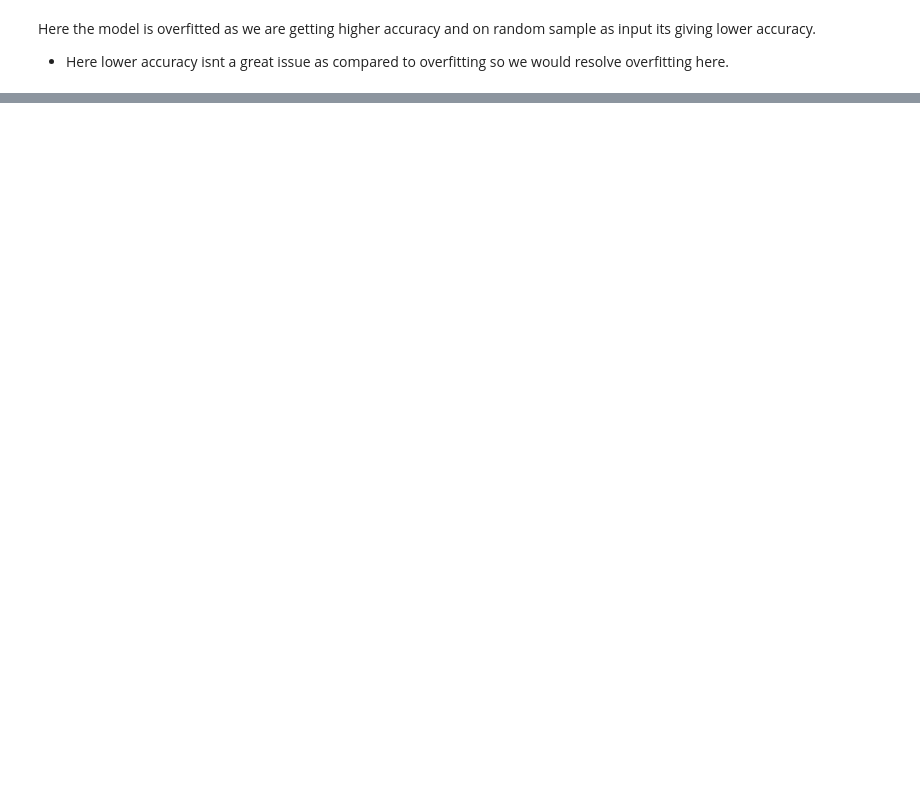
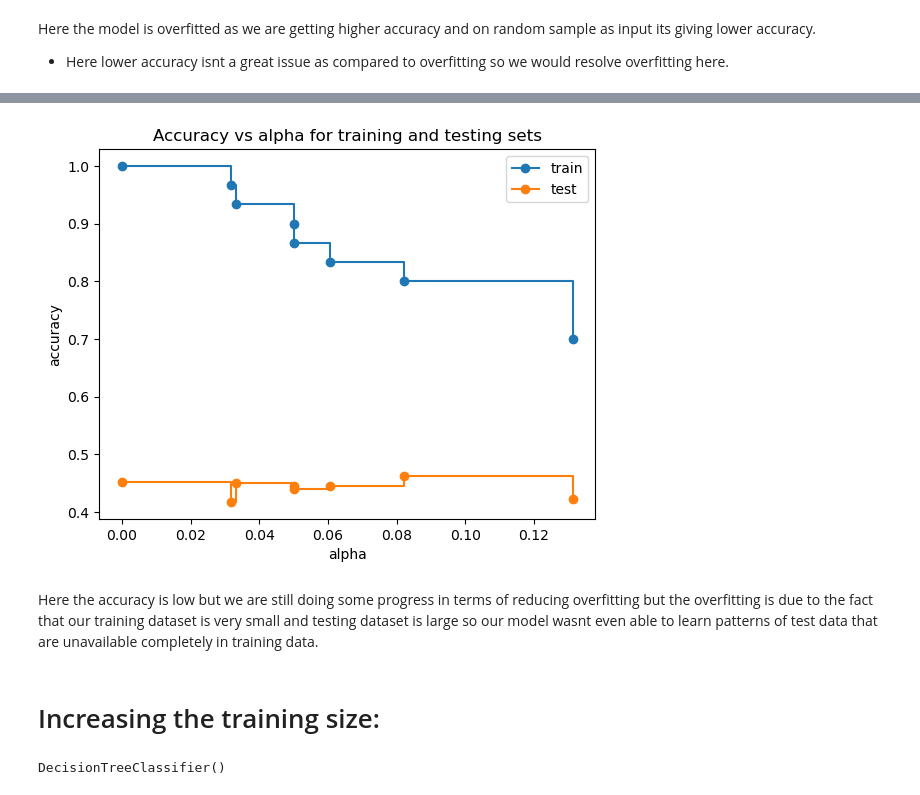
Before and after one commit to farizali10/wine_quality-DT, a Jupyter notebook: notebook.ipynb, the cells around one changed output, grey strips where cells are left out. Saved outputs shown, nothing was run; the diff lists cells and outputs as text; code cells hidden in the pictures; blank space fills up the shorter version.

```diff
--- a/notebook.ipynb
+++ b/notebook.ipynb
@@ -253,0 +247,9 @@ Here the model is overfitted as we are getting higher accuracy and on random sam
+# %%
+ccp_alpha = path.ccp_alphas
+# %%
+# Passsing different ccp alphas
+dt_model2 = []
+for ccp in ccp_alpha:
+    dt_m = DecisionTreeClassifier(ccp_alpha=ccp)
+    dt_m.fit(x1,y1)
+    dt_model2.append(dt_m)
@@ -253,0 +277,4 @@ Here the model is overfitted as we are getting higher accuracy and on random sam
+# %%
+train_scoreCPP = [i.score(x1,y1) for i in dt_model2]
+# %%
+test_scoreCPP = [i.score(x_test,y_test) for i in dt_model2]
@@ -253,0 +296,17 @@ Here the model is overfitted as we are getting higher accuracy and on random sam
+# %%
+fig, ax = plt.subplots()
+ax.set_xlabel("alpha")
+ax.set_ylabel("accuracy")
+ax.set_title("Accuracy vs alpha for training and testing sets")
+ax.plot(ccp_alpha, train_scoreCPP, marker='o', label="train",
+        drawstyle="steps-post")
+ax.plot(ccp_alpha, test_scoreCPP, marker='o', label="test",
+        drawstyle="steps-post")
+ax.legend()
+plt.show()
+# %% [output]
+[figure, added]
+# %% [markdown]
+Here the accuracy is low but we are still doing some progress in terms of reducing overfitting but the overfitting is due to the fact that our training dataset is very small and testing dataset is large so our model wasnt even able to learn patterns of test data that are unavailable completely in training data.
+# %% [markdown]
+# Increasing the training size:
@@ -253,0 +321,4 @@ Here the model is overfitted as we are getting higher accuracy and on random sam
+# %%
+dt_model1.fit(x1,y1)
+# %% [output]
+DecisionTreeClassifier()
```
Also changed, not shown: parts of 65 cells of this notebook, 1 other file.
